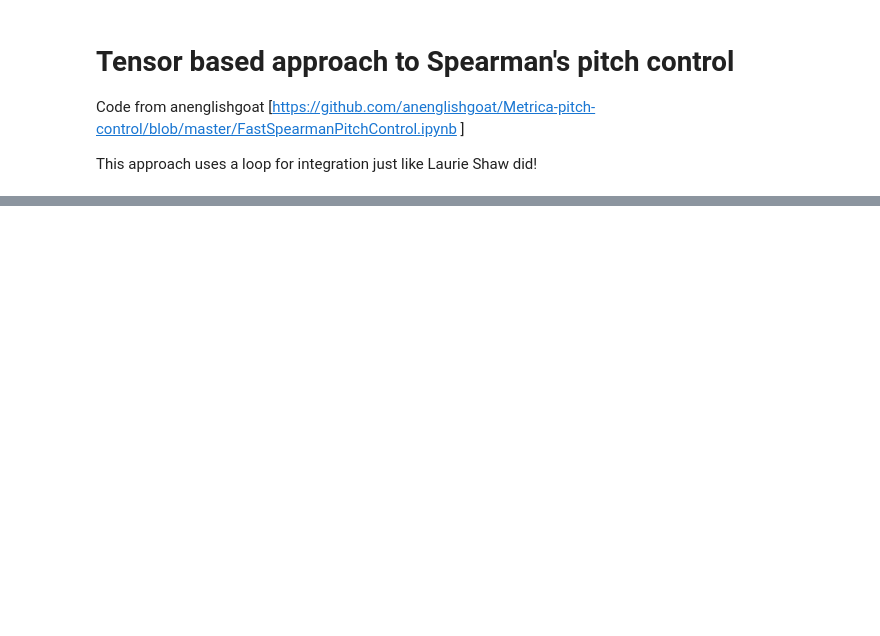
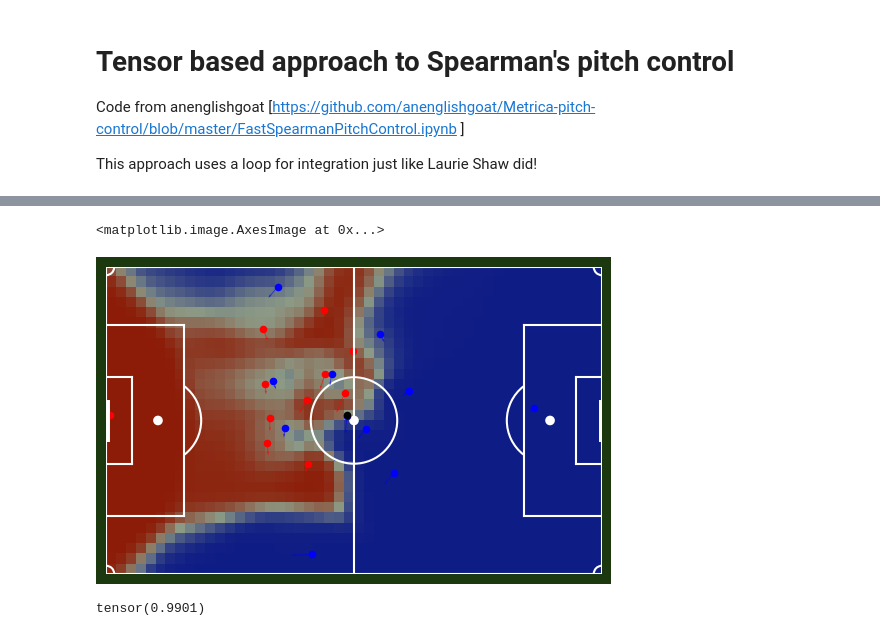
Before and after one commit to DavidB1999/My_Football_Analytics, a Jupyter notebook: Position_data/PitchControl/Pitch_control_tb_int.ipynb, the cells around one changed output, grey strips where cells are left out. Drawn from its saved outputs; the diff is of its cells as text; code cells hidden in the pictures; blank space fills up the shorter version.

```diff
--- a/Position_data/PitchControl/Pitch_control_tb_int.ipynb
+++ b/Position_data/PitchControl/Pitch_control_tb_int.ipynb
@@ -16,3 +22,11 @@ device = 'cpu'; dtype = torch.float32
 # %%
 away_data = pd.read_csv('https://raw.githubusercontent.com/metrica-sports/sample-data/master/data/Sample_Game_1/Sample_Game_1_RawTrackingData_Away_Team.csv', skiprows=2)
 home_data = pd.read_csv('https://raw.githubusercontent.com/metrica-sports/sample-data/master/data/Sample_Game_1/Sample_Game_1_RawTrackingData_Home_Team.csv', skiprows=2)
+
+data_dir = 'sample-data-master/data/'
+game_id = 1
+away = mio.tracking_data(DATADIR=data_dir, game_id=game_id, teamname='Away')
+home = mio.tracking_data(DATADIR=data_dir, game_id=game_id, teamname='Home')
+td = mio.merge_tracking_data(home, away)
+td_object = tracking_data(td, data_source='metrica', scale_to_pitch='myPitch')
+td_object.get_velocities()
@@ -19,5 +36,5 @@ home_data = pd.read_csv('https://raw.githubusercontent.com/metrica-sports/sample
 # %%
-
+relu = torch.nn.ReLU()
 jitter = 1e-12 ## prevents division by zero when player is stationary
 
 ## set nans to large negative value -- this makes pitch control for players who aren't involved negligibly small everywhere
@@ -109,7 +126,9 @@ for f in range(1):
         sumy = torch.sum(y, dim=0) # control over all players
         if torch.min(sumy) > 0.99:
             break
-        y += 0.04 * lamb * (1. - sumy) * 1. / (1. + torch.exp(-sigma * (0.04*tt + ball_travel_time - tti)))
+        # added relu to tackle infinite negative due to infinite large sumy!
+        y += 0.04 * lamb * relu(1. - sumy) * 1. / (1. + torch.exp(-sigma * (0.04*tt + ball_travel_time - tti)))
+        #print(f'tt: {tt}: y: {y[:, 216, 15, 16]}, sumy: {sumy[216, 15, 16]}, tti: {tti[:, 216, 15, 16]}, btt: {ball_travel_time[0, 216, 15, 16]}')
         # dt * lambda * probability that noone else control it * probability of intercept as in eq (3)
         # for every dt after ball arrived until convergence
     pc[(first_frame + f*batch_size):(np.minimum(first_frame + (f+1)*batch_size,int(first_frame + n_frames)))] = y[:14].sum(0)
@@ -115,0 +153,14 @@ for f in range(1):
+# %%
+import matplotlib.pyplot as plt
+cmap = 'bwr'
+
+fig, ax = td_object.plot_players(frame=100, velocities=True)
+ax.imshow(np.flipud(pc[100].rot90()), extent=(
+    0, 105, 0, 65), cmap=cmap, alpha=0.5, vmin=0.0, vmax=1.0)
+# %% [output]
+<matplotlib.image.AxesImage at 0x...>
+[figure, added]
+# %%
+sumy.min()
+# %% [output]
+tensor(0.9901)
```
Also changed, not shown: parts of 3 cells of this notebook, 4 other files.
